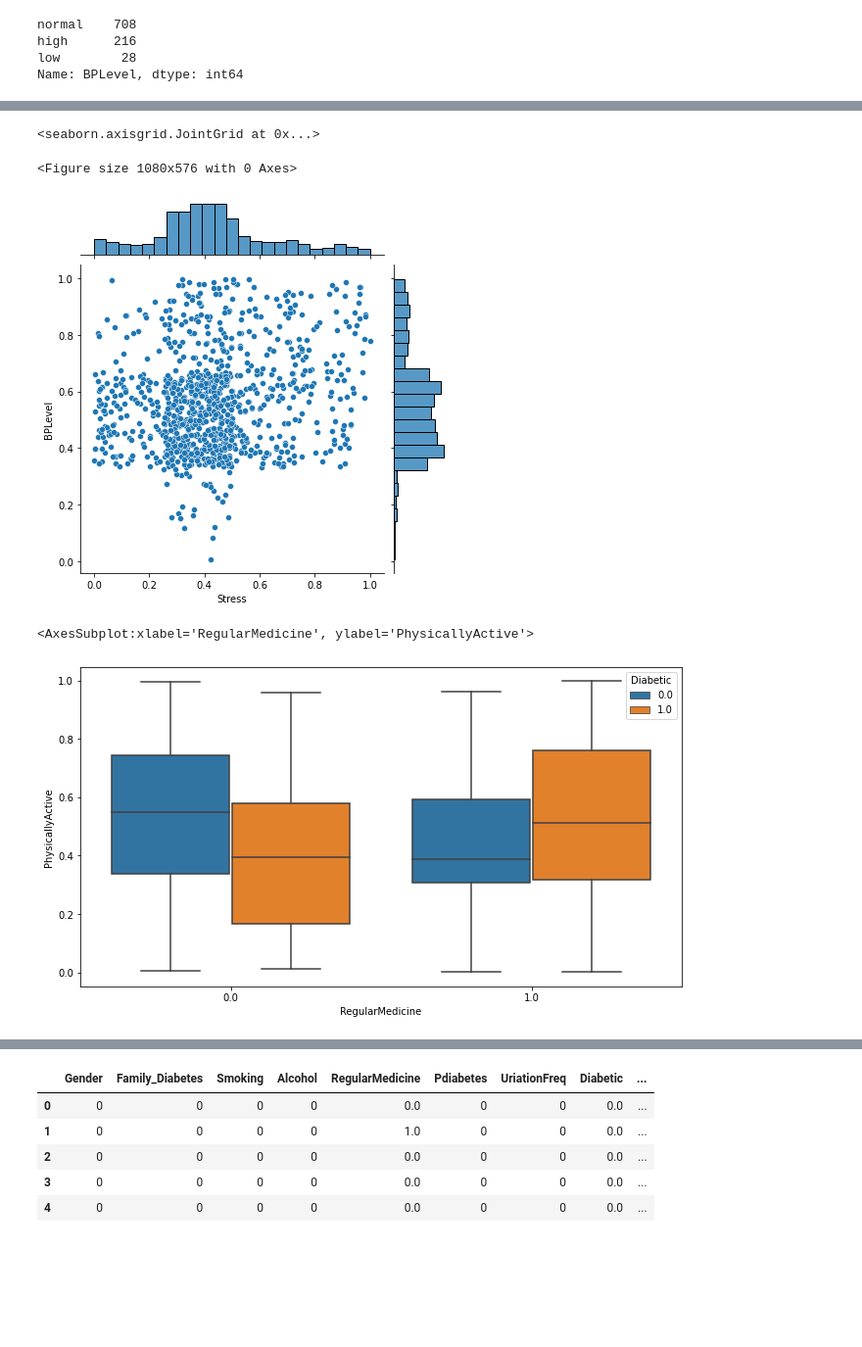
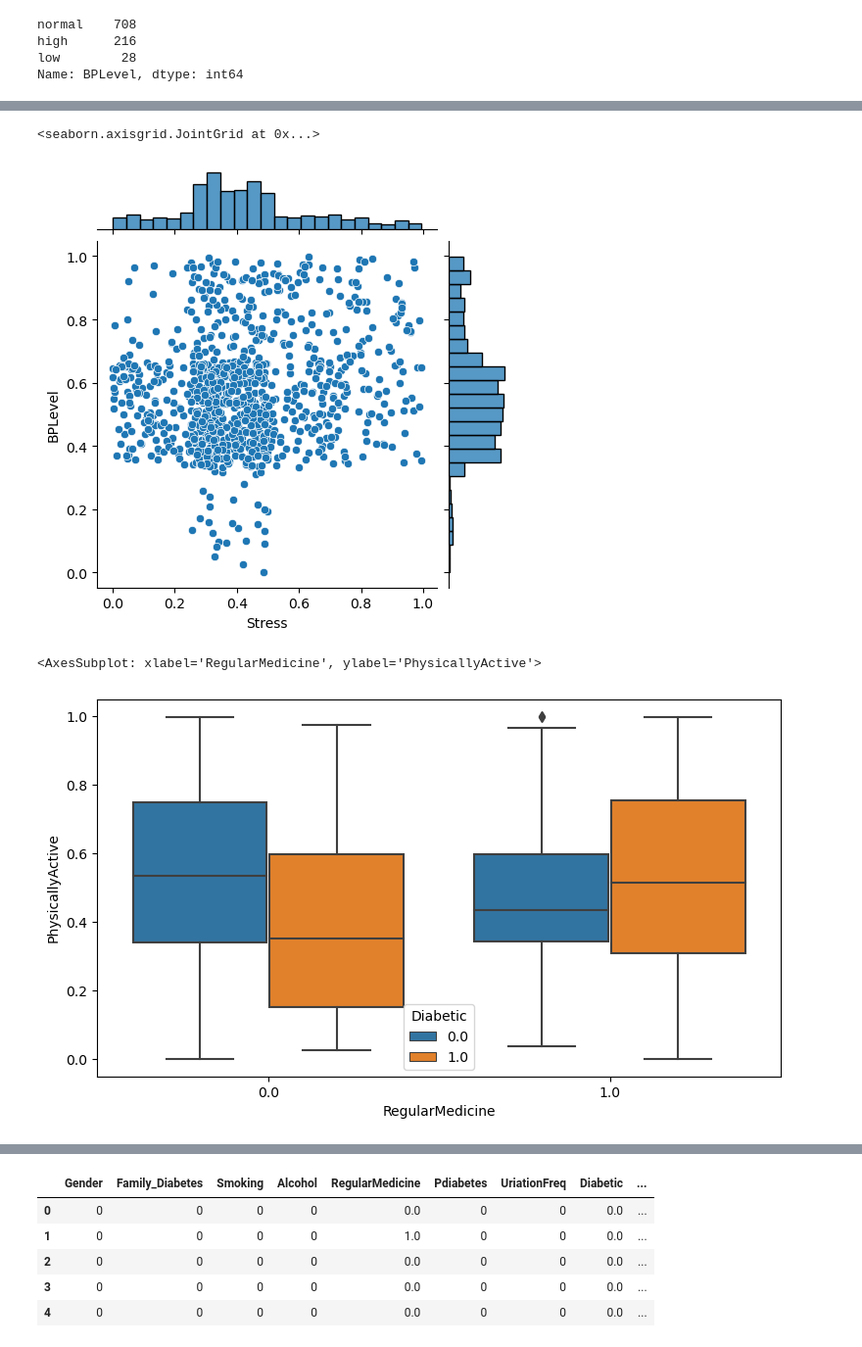
Before and after one commit to SammySuliman/Diabetes-ML-project, a Jupyter notebook: DIABETES ML PROJECT (MASTER FILE).ipynb, the cells around one changed output, grey strips where cells are left out. Shown: that part at 98% size. Saved outputs shown, nothing was run; the diff lists cells and outputs as text; code cells hidden in the pictures; blank space fills up the shorter version.

```diff
--- a/DIABETES ML PROJECT (MASTER FILE).ipynb
+++ b/DIABETES ML PROJECT (MASTER FILE).ipynb
@@ -503,18 +501,16 @@ sns.jointplot(x='Stress', y='JunkFood', data = eda_dataset)
 # %%
-plt.figure(figsize=(15,8))
-sns.jointplot(x='Stress', y='BPLevel', data = eda_dataset)
+sns.jointplot(x='Stress', y='BPLevel', data = eda_dataset, height=5)
 #Looks like there is no correlation
 # %% [output]
 <seaborn.axisgrid.JointGrid at 0x...>
-<Figure size 1080x576 with 0 Axes>
-[figure, old version]
+[figure, new version]
 # %%
-plt.figure(figsize=(11,6))
+plt.figure(figsize=(9,5))
 sns.boxplot(x = 'RegularMedicine', y= 'PhysicallyActive', hue = 'Diabetic', data=eda_dataset)
 # it appears that lower levels of physical activity is correlated to higher risk of diabetes
 # %% [output]
-<AxesSubplot:xlabel='RegularMedicine', ylabel='PhysicallyActive'>
+<AxesSubplot: xlabel='RegularMedicine', ylabel='PhysicallyActive'>
-[figure, old version]
+[figure, new version]
 # %%
 def diabetic_converter(pdiabetes):
     if pdiabetes == 'yes':
```
Also changed, not shown: parts of 61 cells of this notebook, 6 other files.
